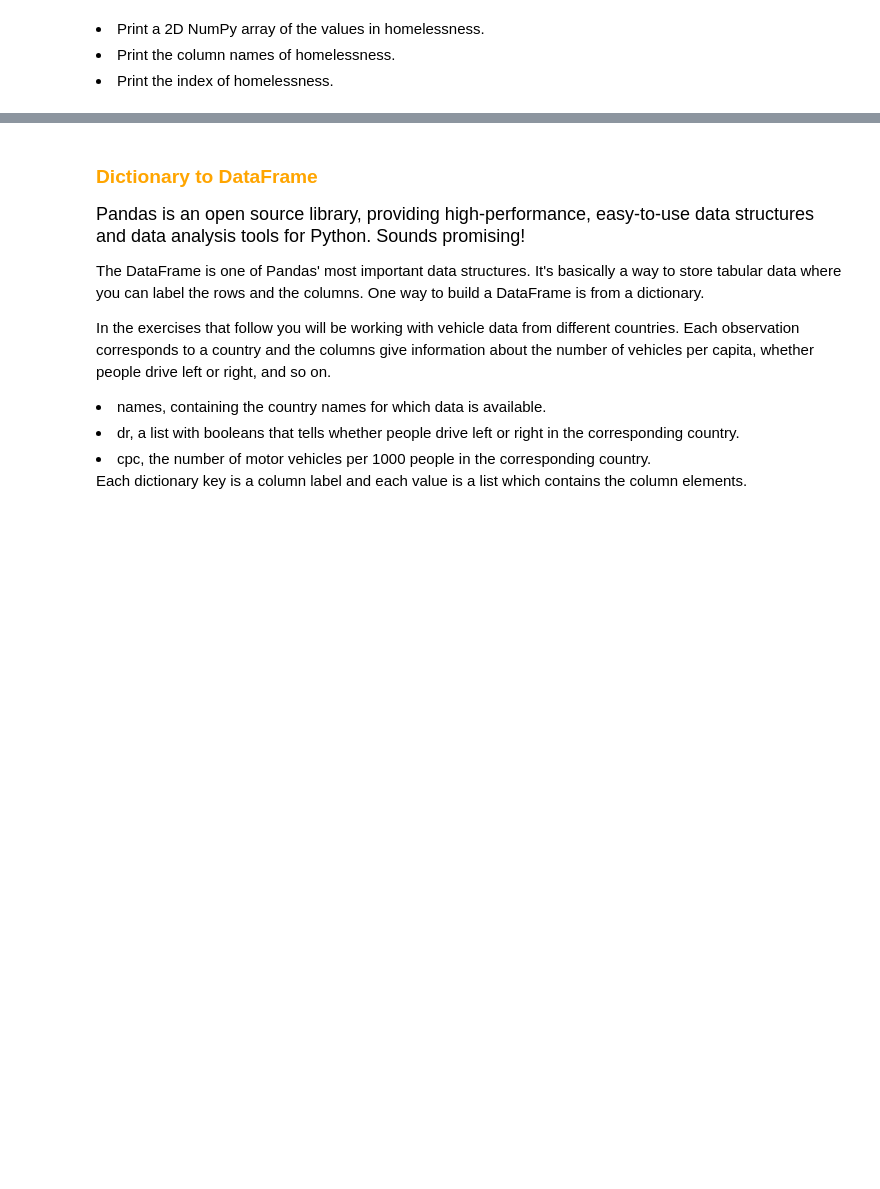
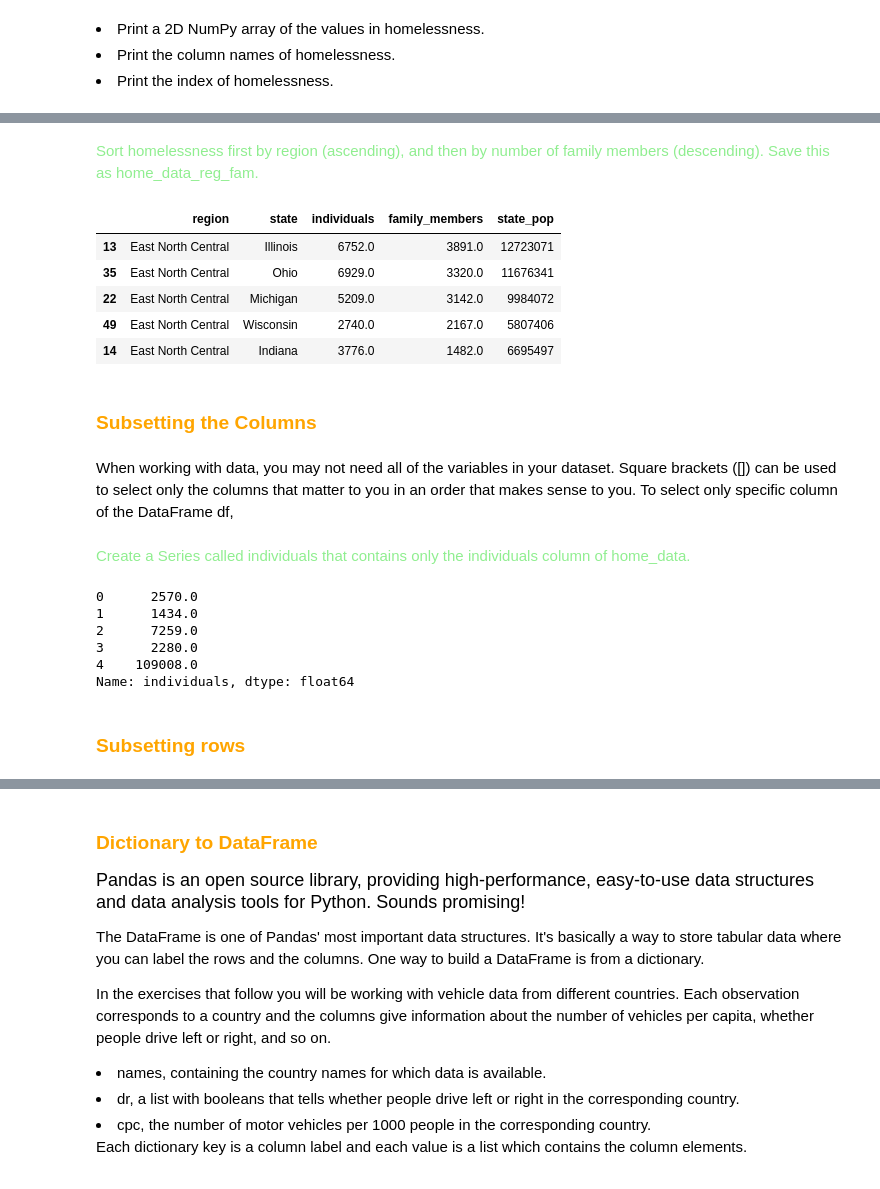
Before and after one commit to Navidullah/Data-Science, a Jupyter notebook: pandas.ipynb, the cells around one changed output, grey strips where cells are left out. Cells and saved outputs as stored; diff of their text form; code cells hidden in the pictures; blank space fills up the shorter version.

```diff
--- a/pandas.ipynb
+++ b/pandas.ipynb
@@ -98,0 +136,33 @@ RangeIndex(start=0, stop=51, step=1)
+# %% [markdown]
+<span style="color:lightgreen;">Sort homelessness first by region (ascending), and then by number of family members (descending). Save this as home_data_reg_fam.</span>
+# %%
+# Sort homelessness by region, then descending family members
+home_data_reg_fam = home_data.sort_values(['region','family_members'],ascending=[True,False])
+
+# Print the top few rows
+home_data_reg_fam.head()
+# %% [output]
+|  | region | state | individuals | family_members | state_pop |
+| 13 | East North Central | Illinois | 6752.0 | 3891.0 | 12723071 |
+| 35 | East North Central | Ohio | 6929.0 | 3320.0 | 11676341 |
+| 22 | East North Central | Michigan | 5209.0 | 3142.0 | 9984072 |
+| 49 | East North Central | Wisconsin | 2740.0 | 2167.0 | 5807406 |
+| 14 | East North Central | Indiana | 3776.0 | 1482.0 | 6695497 |
+# %% [markdown]
+<h3 style="color:orange;">Subsetting the Columns</h3>
+# %% [markdown]
+When working with data, you may not need all of the variables in your dataset. Square brackets ([]) can be used to select only the columns that matter to you in an order that makes sense to you. To select only specific column of the DataFrame df,
+# %% [markdown]
+<span style="color:lightgreen;">Create a Series called individuals that contains only the individuals column of home_data.</span>
+# %%
+individuals = home_data['individuals']
+print(individuals.head())
+# %% [output]
+0      2570.0
+1      1434.0
+2      7259.0
+3      2280.0
+4    109008.0
+Name: individuals, dtype: float64
+# %% [markdown]
+<h3 style="color:orange;">Subsetting rows</h3>
```
Also changed, not shown: parts of 17 cells of this notebook, 2 other files.
